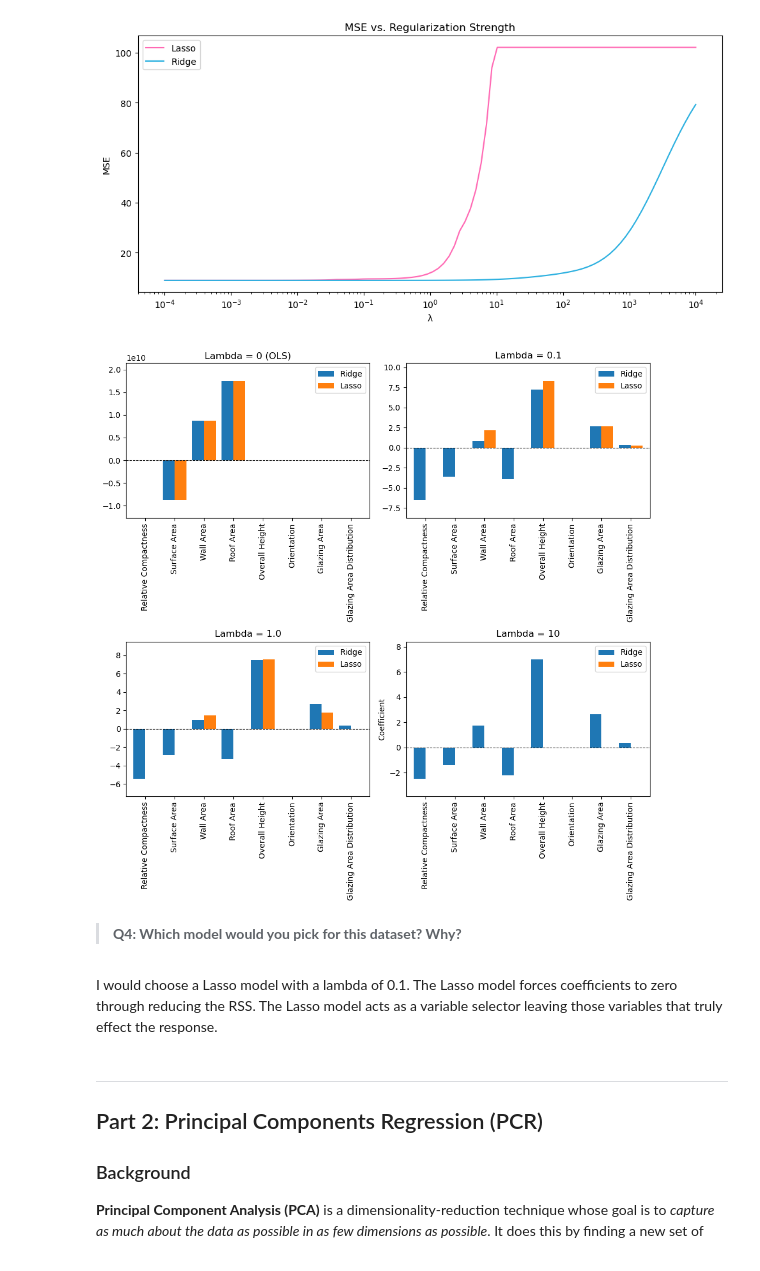
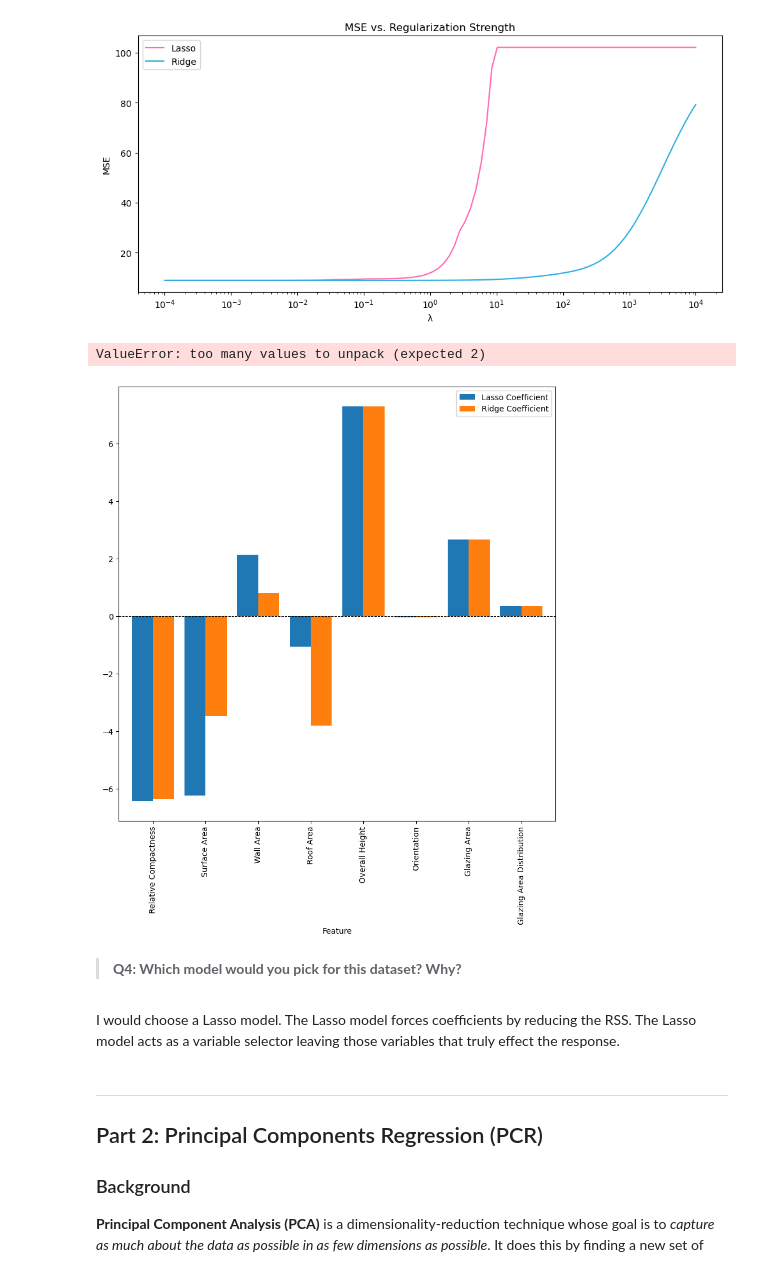
Before and after one commit to sofiiir/edds232-assignment-3, a Jupyter notebook: task1/hw3-task1.ipynb, the cells around one changed output. Drawn from its saved outputs; the diff is of its cells as text; code cells hidden in the pictures.

Commit message:
More troubles but finish the plots

```diff
--- a/task1/hw3-task1.ipynb
+++ b/task1/hw3-task1.ipynb
@@ -379,52 +379,33 @@ plt.show()
 [figure]
 # %%
 
-lambdas = [0, 0.1, 1.0, 10]
-data = []
-
-for lam in lambdas:
-    if lam ==0:
-        ols = LinearRegression().fit(X_train,y_train)
-        data.append(pd.DataFrame({
-            'Ridge' : ols.coef_,
-            'Lasso': ols.coef_
-        },
-        index = features))
-
-    else:
-        ridge = Ridge(alpha = lam).fit(X_train_scaled, y_train)
-        lasso = Lasso(alpha = lam).fit(X_train_scaled, y_train)
-        data.append(pd.DataFrame({
-            'Ridge' : ridge.coef_,
-            'Lasso': lasso.coef_
-        },
-        index = features))
+fig, ax = plt.subplots(figsize=(10, 10))
+ax = ax
 
 
+ax = ols_ridge_lasso_df.plot(x = 'Feature',
+                        y = ['Lasso Coefficient', 'Ridge Coefficient'],
+                        kind = 'bar',
+                        width=0.8,
+                        ax = ax)
 
+ax.axhline(0, color='black', linewidth=0.8, linestyle='--')
 
-fig, axes = plt.subplots(2, 2, figsize=(10, 10))
-axes = axes.flatten()
-for i, df in enumerate(data):
-    df.plot.bar(ax=axes[i], width=0.8)
-    title = 'Lambda = 0 (OLS)' if lambdas[i] == 0 else f'Lambda = {lambdas[i]}'
-    axes[i].set_title(title)
-   # axes[i].set_xticklabels(df.index, rotation=25)
-    axes[i].axhline(0, color='black', linewidth=0.8, linestyle='--')
-    ymin = min(df.values.min(), 0)
-    ymax = max(df.values.max(), 0)
-    pad = max((ymax - ymin) * 0.15, 0.5)
-    axes[i].set_ylim(ymin - pad, ymax + pad)
+plt.ylim(bottom = ols_ridge_lasso_df.min())
+# ymin = min(max_y, 0)
+# ymax = max(df.values.max(), 0)
+# pad = max((ymax - ymin) * 0.15, 0.5)
+# axes[i].set_ylim(ymin - pad, ymax + pad)
 
 plt.ylabel('Coefficient')
-plt.tight_layout()
 plt.show()
 # %% [output]
+ValueError: too many values to unpack (expected 2)
-[figure, old version]
+[figure, new version]
 # %% [markdown]
 > **Q4: Which model would you pick for this dataset? Why?**
 # %% [markdown]
-I would choose a Lasso model with a lambda of 0.1. The Lasso model forces coefficients to zero through reducing the RSS. The Lasso model acts as a variable selector leaving those variables that truly effect the response.
+I would choose a Lasso model. The Lasso model forces coefficients by reducing the RSS. The Lasso model acts as a variable selector leaving those variables that truly effect the response.
 # %% [markdown]
 <!-- END QUESTION -->
 
```
Also changed, not shown: parts of 7 cells of this notebook.
